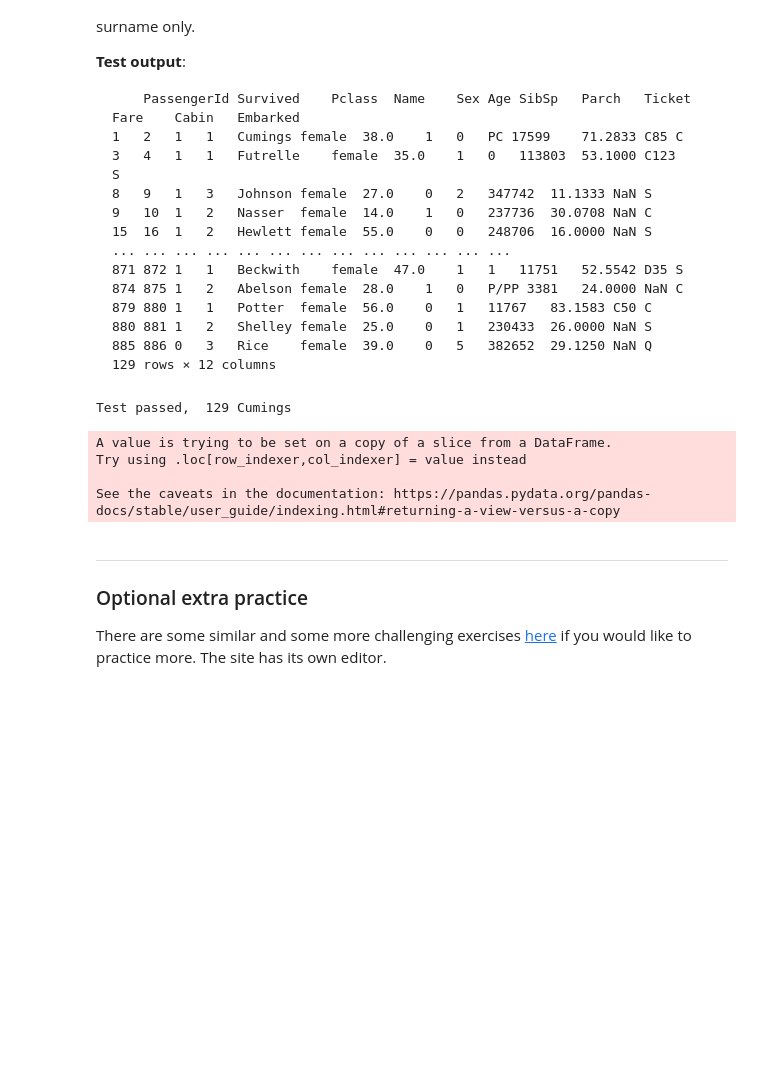
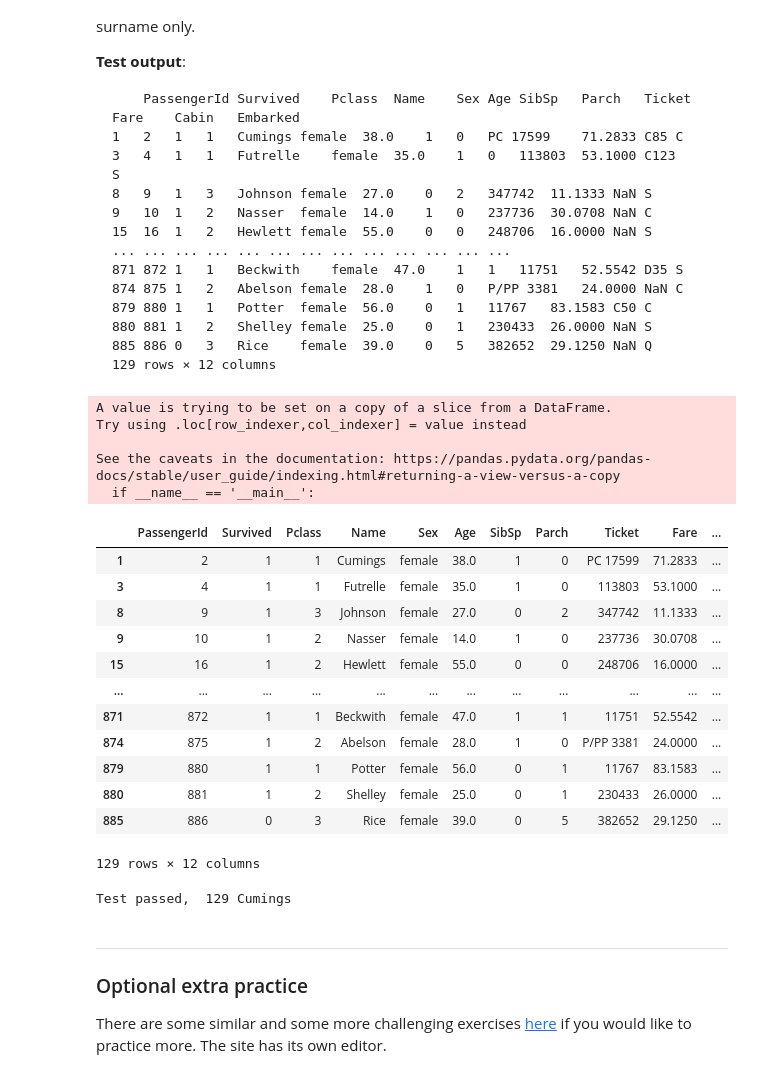
Before and after one commit to sysphcd/PythonProgrammingforData, a Jupyter notebook: Worksheets/2_2_Working_with_Strings.ipynb, the cells around one changed output. Cells and saved outputs as stored; diff of their text form; code cells hidden in the pictures; blank space fills up the shorter version.

Commit message:
Added comments and clean code and added reflection in 2_2_Working_with_Strings.ipynb

```diff
--- a/Worksheets/2_2_Working_with_Strings.ipynb
+++ b/Worksheets/2_2_Working_with_Strings.ipynb
@@ -396,24 +405,22 @@ import pandas as pd
 url = 'https://github.com/futureCodersSE/working-with-data/blob/main/Data%20sets/public_use-talent-migration.xlsx?raw=true'
 df = pd.read_excel(url,sheet_name="Country Migration")
 
+
+# The function clean_country_mig() is used to clean, rename and add a new column in the dateset
 def clean_country_mig(df):
   # add code below to clean the data
-
   df['base_country_code'] = df['base_country_code'].str.upper()
   df = df.rename(columns={'net_per_10K_2015': '2015', 'net_per_10K_2016': '2016', 'net_per_10K_2017': '2017', 'net_per_10K_2018': '2018', 'net_per_10K_2019': '2019'})
   df = df[df['base_country_wb_region'].str.contains('Africa')&df['target_country_wb_region'].str.contains('Asia')]
-  df = df.drop(['base_lat','base_long','target_lat','target_long'], 1)
-  #print(df.columns.str.contains('net_per_10K_').any())
-  #print(df['base_country_code'].str.islower().any())
-  #print(len(df.columns))
+  df = df.drop(columns=['base_lat','base_long','target_lat','target_long'], axis=1)
   return df
 
-#clean_country_mig(df)
+
 
 
 # run test if there is the correct number of columns, country codes are in uppercase and year columns have been reformatted
-
 test_df = clean_country_mig(df)
+display(test_df)
 actual_col_len = len(test_df.columns)
 expected = 13
 df = test_df
@@ -450,36 +470,48 @@ Write a function that will return a new dataframe with just the married women li
 # %%
 import pandas as pd
 url = 'https://raw.githubusercontent.com/pandas-dev/pandas/master/doc/data/titanic.csv'
 titanic = pd.read_csv(url)
 
+# The function get_married() is used to get records in married women in which name contains Mrs and return only last name.
 def get_married(df):
   # add code to return only the last names of married women
   df = df[df['Name'].str.contains('Mrs')]
   df['Name'] = df['Name'].str.split(",").str.get(0)
-
-  #df['Name'].str.split(",").str
-  #.loc[row_indexer,col_indexer] = value
   return df
 
-#get_married(titanic)
 
 # run and test if returned dataframe is correct length and has correct first row
 test_df = get_married(titanic)
+display(test_df)
 actual_len = len(test_df)
 expected_len = 129
 actual_name = test_df['Name'].iloc[0]
 expected_name = 'Cumings'
 
 if actual_len == expected_len and actual_name == expected_name:
   print("Test passed, ", actual_len, actual_name)
 else:
   print("Test failed expected ", expected_len, expected_name, "got", actual_len, actual_name)
 # %% [output]
-Test passed,  129 Cumings
+A value is trying to be set on a copy of a slice from a DataFrame.
+Try using .loc[row_indexer,col_indexer] = value instead
+
+See the caveats in the documentation: https://pandas.pydata.org/pandas-docs/stable/user_guide/indexing.html#returning-a-view-versus-a-copy
+  if __name__ == '__main__':
+|  | PassengerId | Survived | Pclass | Name | Sex | Age | SibSp | Parch | Ticket | Fare | ... |
+| 1 | 2 | 1 | 1 | Cumings | female | 38.0 | 1 | 0 | PC 17599 | 71.2833 | ... |
+| 3 | 4 | 1 | 1 | Futrelle | female | 35.0 | 1 | 0 | 113803 | 53.1000 | ... |
+| 8 | 9 | 1 | 3 | Johnson | female | 27.0 | 0 | 2 | 347742 | 11.1333 | ... |
+| 9 | 10 | 1 | 2 | Nasser | female | 14.0 | 1 | 0 | 237736 | 30.0708 | ... |
+| 15 | 16 | 1 | 2 | Hewlett | female | 55.0 | 0 | 0 | 248706 | 16.0000 | ... |
+| ... | ... | ... | ... | ... | ... | ... | ... | ... | ... | ... | ... |
+| 871 | 872 | 1 | 1 | Beckwith | female | 47.0 | 1 | 1 | 11751 | 52.5542 | ... |
+| 874 | 875 | 1 | 2 | Abelson | female | 28.0 | 1 | 0 | P/PP 3381 | 24.0000 | ... |
+| 879 | 880 | 1 | 1 | Potter | female | 56.0 | 0 | 1 | 11767 | 83.1583 | ... |
+| 880 | 881 | 1 | 2 | Shelley | female | 25.0 | 0 | 1 | 230433 | 26.0000 | ... |
+| 885 | 886 | 0 | 3 | Rice | female | 39.0 | 0 | 5 | 382652 | 29.1250 | ... |
-A value is trying to be set on a copy of a slice from a DataFrame.
-Try using .loc[row_indexer,col_indexer] = value instead
-
-See the caveats in the documentation: https://pandas.pydata.org/pandas-docs/stable/user_guide/indexing.html#returning-a-view-versus-a-copy
+129 rows × 12 columns
+Test passed,  129 Cumings
 # %% [markdown]
 ---
 ### Optional extra practice
```
Also changed, not shown: parts of 15 cells of this notebook.
